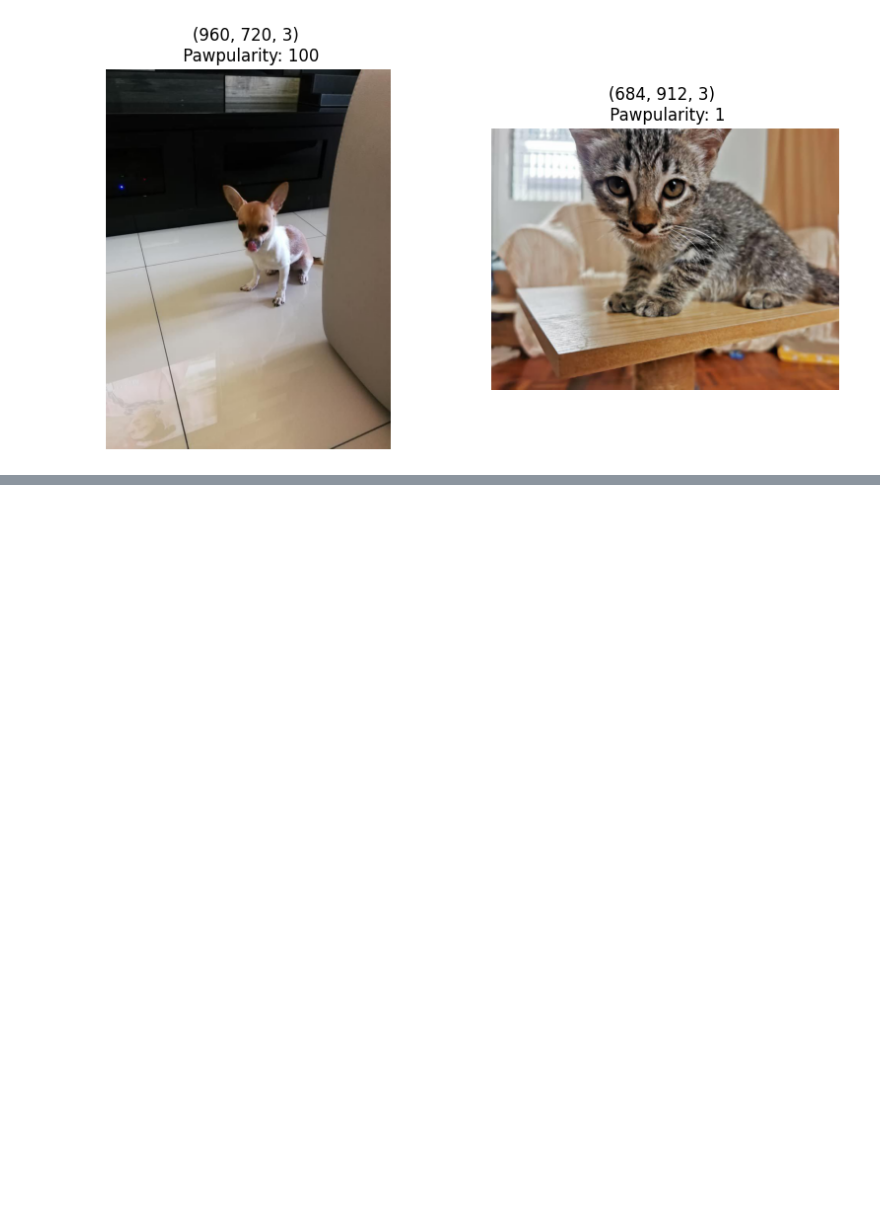
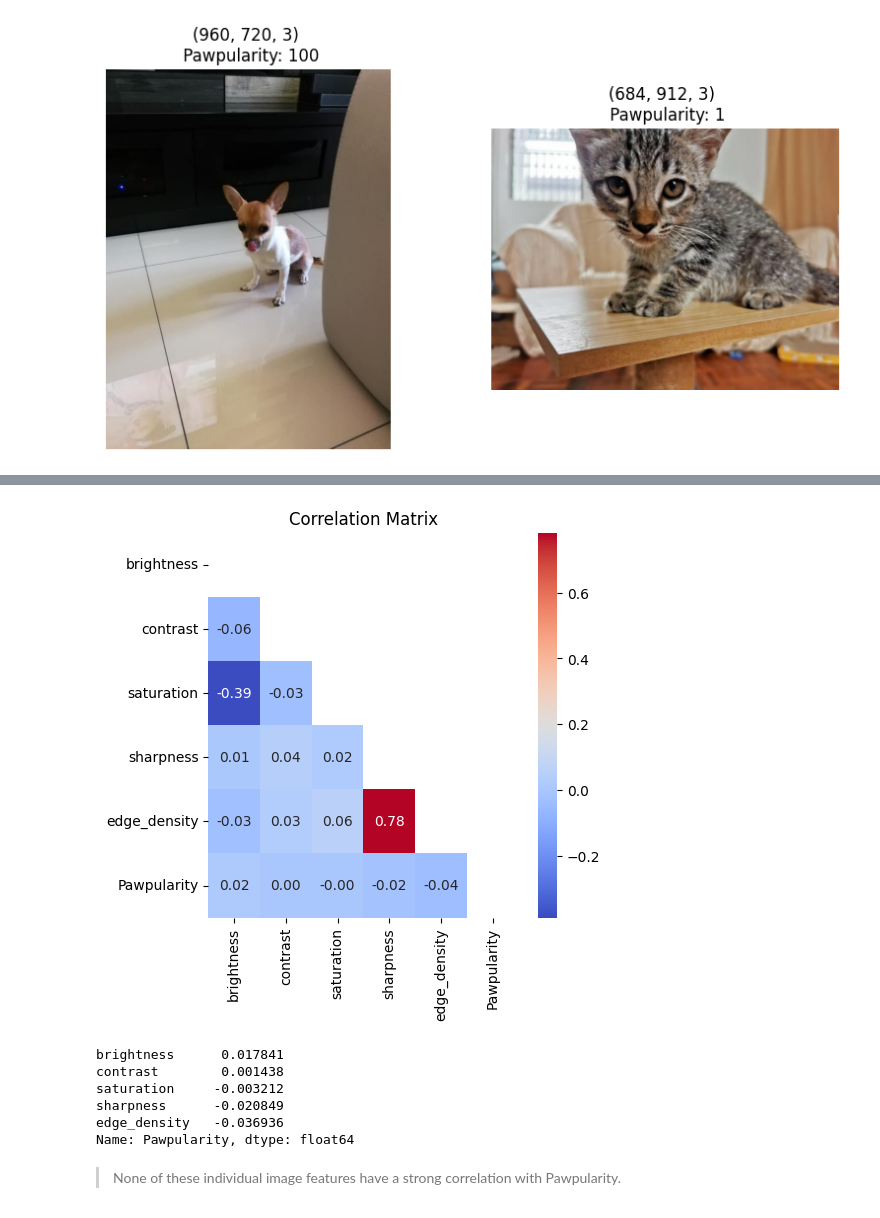
Before and after one commit to GhiasAli17/Petfinder_Pawpularity, a Jupyter notebook: main.ipynb, the cells around one changed output, grey strips where cells are left out. Cells and saved outputs as stored; diff of their text form; code cells hidden in the pictures; blank space fills up the shorter version.

Commit message:
feature extraction applied to images

```diff
--- a/main.ipynb
+++ b/main.ipynb
@@ -232,0 +255,6 @@ helpers.showPicture(2, filtered_jpg, train_df)
+# %%
+# adding the image path to the metadata table
+train_df['path'] = train_df['Id'].map(lambda x:str(BASE_PATH+'train/'+x)+'.jpg')
+# this function will calculate edges, brightness,contrast etc for each image
+features_list = helpers.extractFeature(train_df)
+print(len(features_list))
@@ -232,0 +263,7 @@ helpers.showPicture(2, filtered_jpg, train_df)
+# %%
+img_features_df = pd.DataFrame(features_list)
+
+# Merging with metadata table
+merged_df = train_df.merge(img_features_df, on='Id')
+
+print(len(merged_df))
@@ -232,0 +282,14 @@ helpers.showPicture(2, filtered_jpg, train_df)
+# %%
+
+added_features = ['Id','brightness', 'contrast', 'saturation', 'sharpness', 'edge_density','Pawpularity']
+helpers.plotCorrelationMatrix(merged_df[added_features],figsize=(5,5))
+# %% [output]
+[figure, added]
+brightness      0.017841
+contrast        0.001438
+saturation     -0.003212
+sharpness      -0.020849
+edge_density   -0.036936
+Name: Pawpularity, dtype: float64
+# %% [markdown]
+> None of these individual image features have a strong  correlation with Pawpularity.
```
Also changed, not shown: parts of 6 cells of this notebook, 2 other files.
